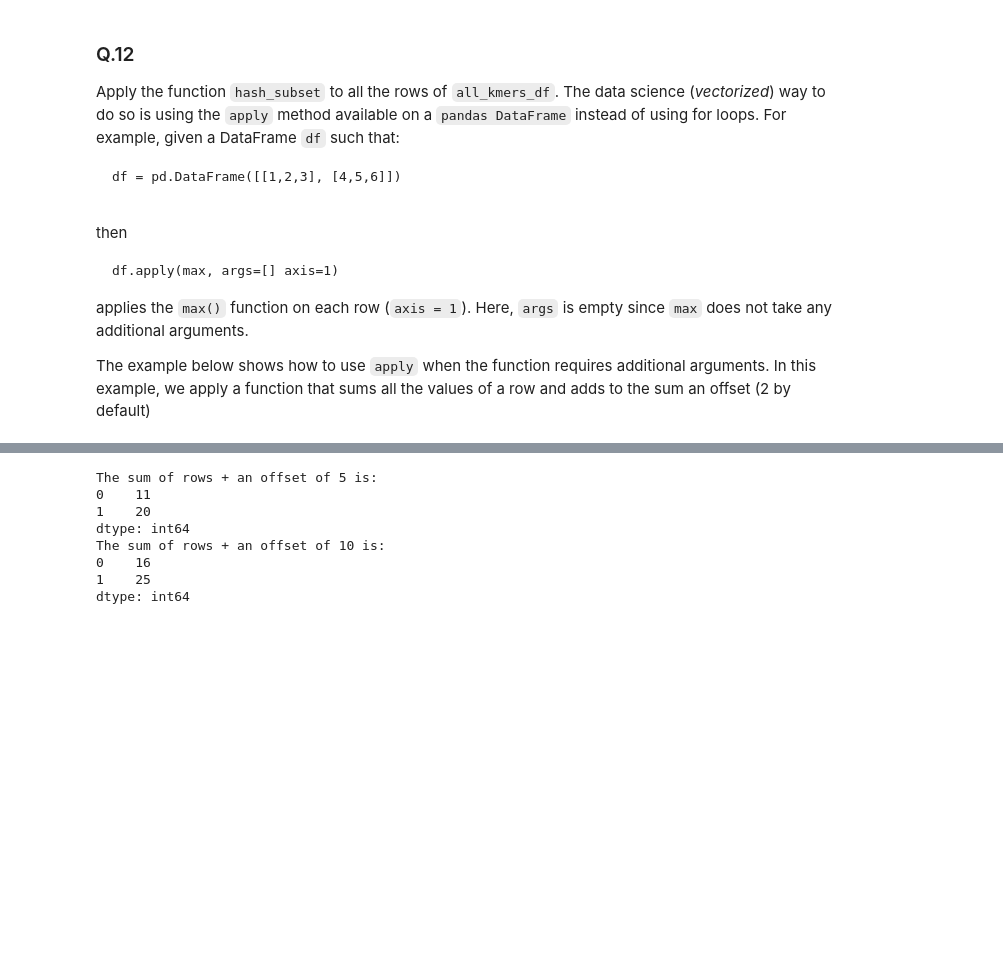
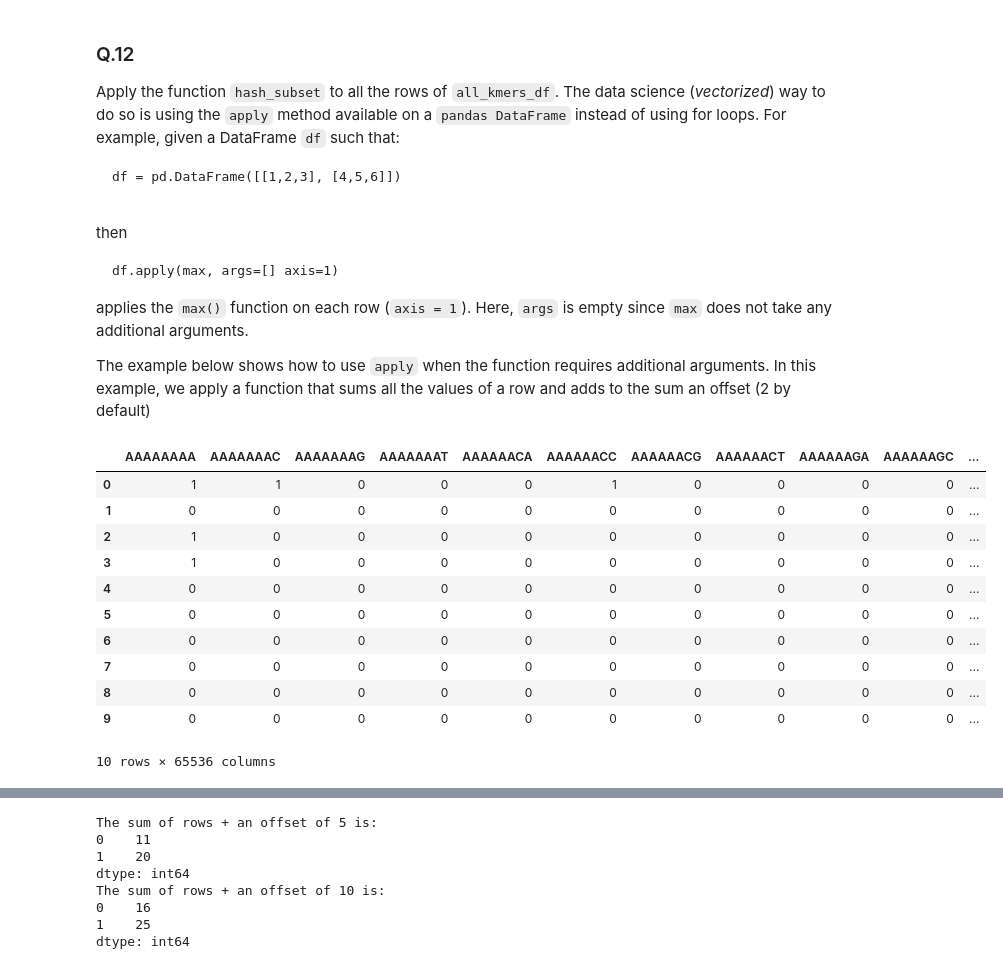
Before and after one commit to ICS-CLASSROOM/assignment-1-Clark-Whitehead, a Jupyter notebook: Assignment 1.ipynb, the cells around one changed output, grey strips where cells are left out. Cells and saved outputs as stored; diff of their text form; code cells hidden in the pictures; blank space fills up the shorter version.

```diff
--- a/Assignment 1.ipynb
+++ b/Assignment 1.ipynb
@@ -504,3 +533,22 @@ df.apply(max, args=[] axis=1)
 applies the `max()` function on each row (`axis = 1`). Here, `args` is empty since `max` does not take any additional arguments.
 
 The example below shows how to use `apply` when the function requires additional arguments. In this example, we apply a function that sums all the values of a row and adds to the sum an offset (2 by default)
+# %%
+all_kmers_df=pd.read_csv('./data/filesplit/file_1.csv')
+# %%
+all_kmers_df = all_kmers_df.iloc[: , 1:]
+# %%
+all_kmers_df.head(10)
+# %% [output]
+|  | AAAAAAAA | AAAAAAAC | AAAAAAAG | AAAAAAAT | AAAAAACA | AAAAAACC | AAAAAACG | AAAAAACT | AAAAAAGA | AAAAAAGC | ... |
+| 0 | 1 | 1 | 0 | 0 | 0 | 1 | 0 | 0 | 0 | 0 | ... |
+| 1 | 0 | 0 | 0 | 0 | 0 | 0 | 0 | 0 | 0 | 0 | ... |
+| 2 | 1 | 0 | 0 | 0 | 0 | 0 | 0 | 0 | 0 | 0 | ... |
+| 3 | 1 | 0 | 0 | 0 | 0 | 0 | 0 | 0 | 0 | 0 | ... |
+| 4 | 0 | 0 | 0 | 0 | 0 | 0 | 0 | 0 | 0 | 0 | ... |
+| 5 | 0 | 0 | 0 | 0 | 0 | 0 | 0 | 0 | 0 | 0 | ... |
+| 6 | 0 | 0 | 0 | 0 | 0 | 0 | 0 | 0 | 0 | 0 | ... |
+| 7 | 0 | 0 | 0 | 0 | 0 | 0 | 0 | 0 | 0 | 0 | ... |
+| 8 | 0 | 0 | 0 | 0 | 0 | 0 | 0 | 0 | 0 | 0 | ... |
+| 9 | 0 | 0 | 0 | 0 | 0 | 0 | 0 | 0 | 0 | 0 | ... |
+10 rows × 65536 columns
```
Also changed, not shown: parts of 8 cells of this notebook.
